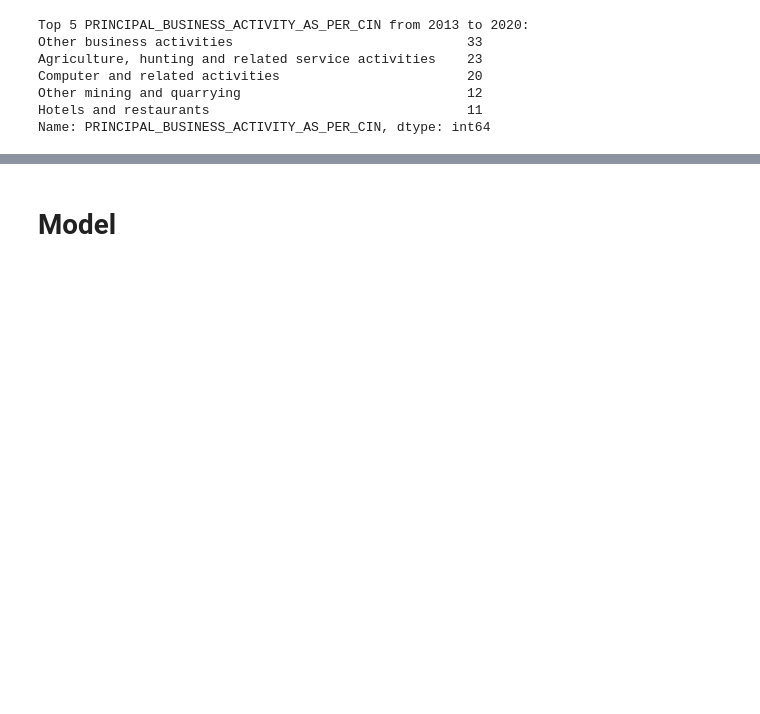
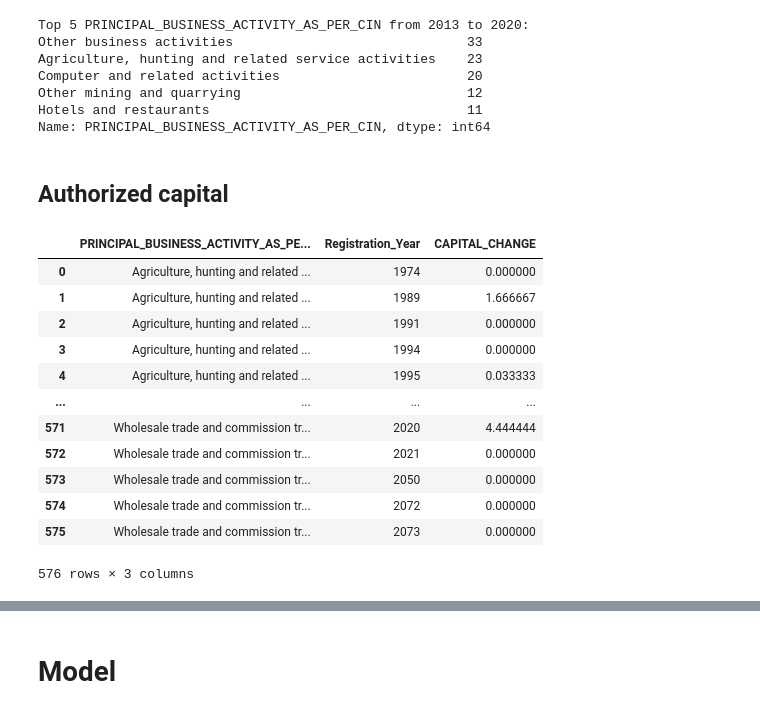
Before and after one commit to Soumiksb06/Statewise-business-comparison-and-forecast, a Jupyter notebook: ML_Companies.ipynb, the cells around one changed output, grey strips where cells are left out. Saved outputs shown, nothing was run; the diff lists cells and outputs as text; code cells hidden in the pictures; blank space fills up the shorter version.

```diff
--- a/ML_Companies.ipynb
+++ b/ML_Companies.ipynb
@@ -179,3 +179,35 @@ Computer and related activities                        20
 Other mining and quarrying                             12
 Hotels and restaurants                                 11
 Name: PRINCIPAL_BUSINESS_ACTIVITY_AS_PER_CIN, dtype: int64
+# %% [markdown]
+## Authorized capital
+# %%
+df.loc[:, 'AUTHORIZED_CAP'] = df['AUTHORIZED_CAP'].astype(float)
+df.loc[:, 'PAIDUP_CAPITAL'] = df['PAIDUP_CAPITAL'].astype(float)
+# Group by 'PRINCIPAL_BUSINESS_ACTIVITY_AS_PER_CIN' and calculate the mean of 'AUTHORIZED_CAP' and 'PAIDUP_CAPITAL'
+grouped_df = df.groupby('PRINCIPAL_BUSINESS_ACTIVITY_AS_PER_CIN')[['AUTHORIZED_CAP', 'PAIDUP_CAPITAL']].mean().reset_index()
+df = df.sort_values(by='Registration_Year')
+
+# Calculate the percentage change in authorized capital for each activity over time
+df['CAPITAL_CHANGE'] = df.groupby(['PRINCIPAL_BUSINESS_ACTIVITY_AS_PER_CIN', 'Registration_Year'])['AUTHORIZED_CAP'].pct_change().fillna(0)
+
+# Group by 'PRINCIPAL_BUSINESS_ACTIVITY_AS_PER_CIN' and calculate the mean of 'CAPITAL_CHANGE'
+activity_trend_df = df.groupby(['PRINCIPAL_BUSINESS_ACTIVITY_AS_PER_CIN','Registration_Year'])['CAPITAL_CHANGE'].mean().reset_index()
+
+# Print the new DataFrame with the trend analysis
+activity_trend_df2= activity_trend_df.interpolate()
+activity_trend_df2
+# %% [output]
+|  | PRINCIPAL_BUSINESS_ACTIVITY_AS_PE... | Registration_Year | CAPITAL_CHANGE |
+| 0 | Agriculture, hunting and related ... | 1974 | 0.000000 |
+| 1 | Agriculture, hunting and related ... | 1989 | 1.666667 |
+| 2 | Agriculture, hunting and related ... | 1991 | 0.000000 |
+| 3 | Agriculture, hunting and related ... | 1994 | 0.000000 |
+| 4 | Agriculture, hunting and related ... | 1995 | 0.033333 |
+| ... | ... | ... | ... |
+| 571 | Wholesale trade and commission tr... | 2020 | 4.444444 |
+| 572 | Wholesale trade and commission tr... | 2021 | 0.000000 |
+| 573 | Wholesale trade and commission tr... | 2050 | 0.000000 |
+| 574 | Wholesale trade and commission tr... | 2072 | 0.000000 |
+| 575 | Wholesale trade and commission tr... | 2073 | 0.000000 |
+576 rows × 3 columns
```
Also changed, not shown: parts of 5 cells of this notebook.
